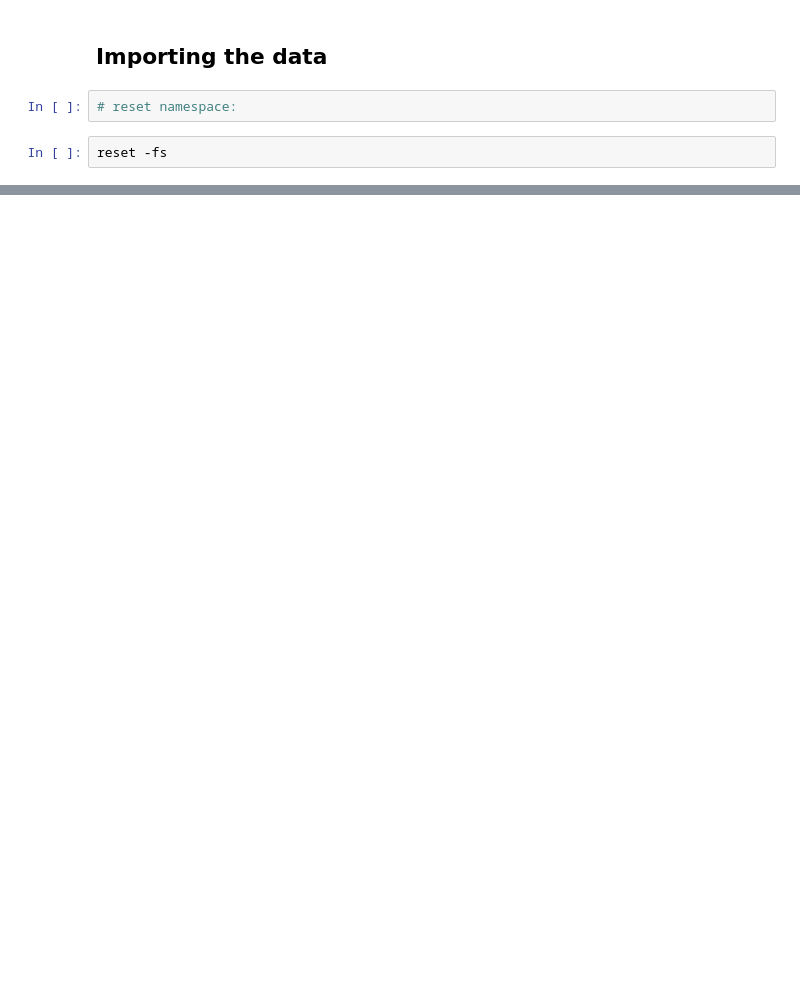
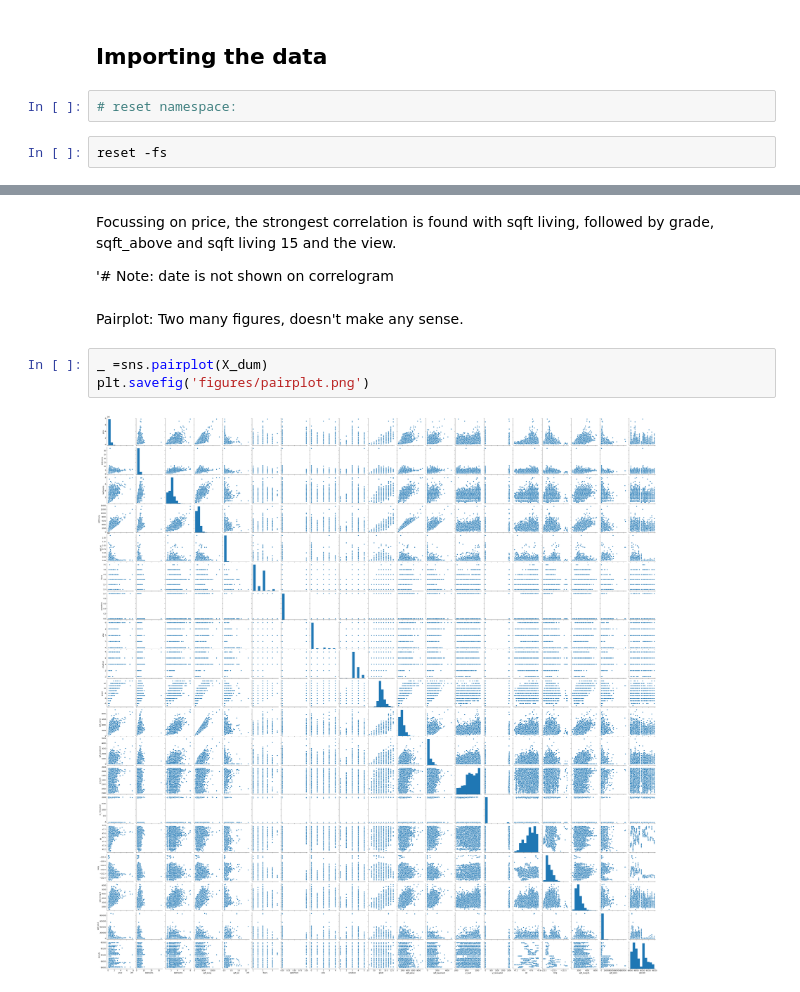
Before and after one commit to dave-py/eda_real-estate, a Jupyter notebook: EDA_real_estate.ipynb, the cells around one changed output, grey strips where cells are left out. Cells and saved outputs as stored; diff of their text form; blank space fills up the shorter version.

```diff
--- a/EDA_real_estate.ipynb
+++ b/EDA_real_estate.ipynb
@@ -38,0 +264,11 @@ df.tail()
+# %% [markdown]
+Focussing on price, the strongest correlation is found with sqft living, followed by grade, sqft_above and sqft living 15 and the view.
+
+'# Note: date is not shown on correlogram
+# %% [markdown]
+Pairplot: Two many figures, doesn't make any sense.
+# %%
+_ =sns.pairplot(X_dum)
+plt.savefig('figures/pairplot.png')
+# %% [output]
+[figure, added]
```
Also changed, not shown: parts of 28 cells of this notebook, 6 other files.
